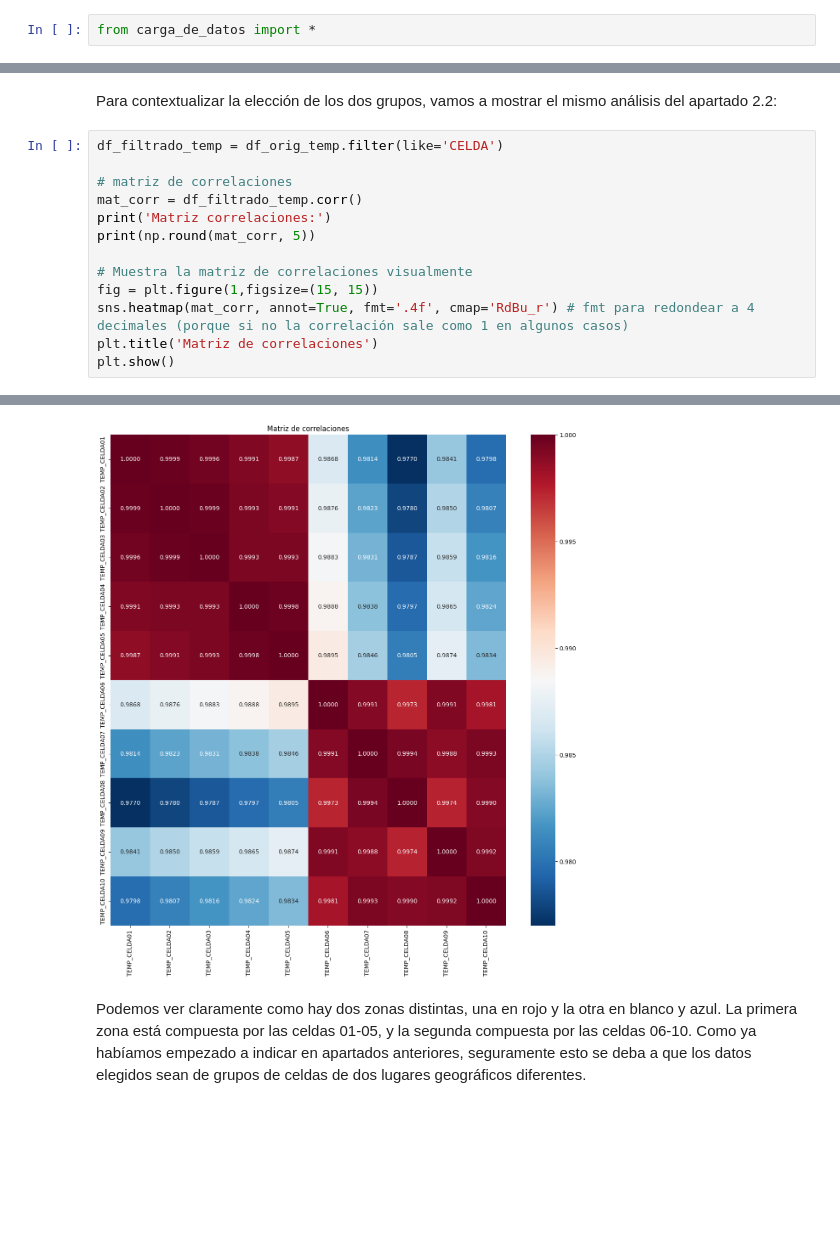
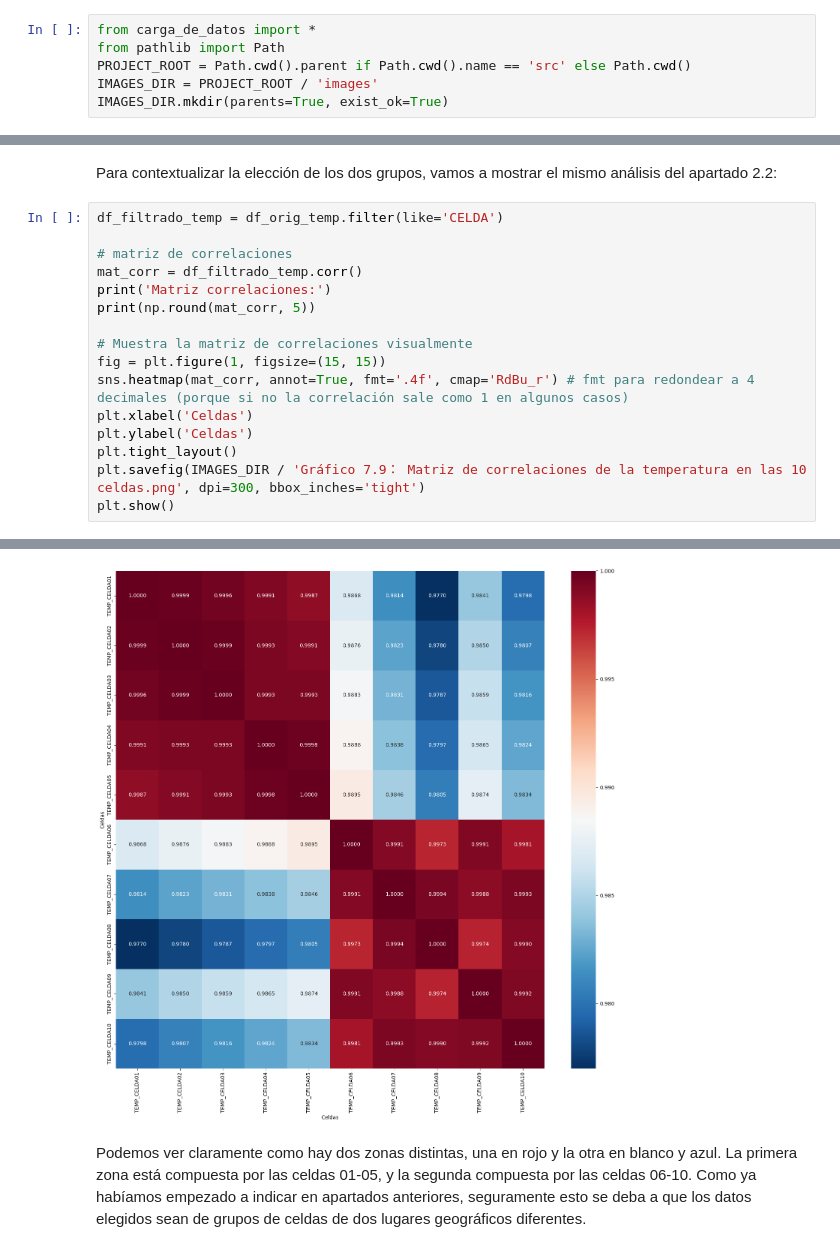
Before and after one commit to AlbertoRodvic/t1_estadistica_descriptiva, a Jupyter notebook: src/Apartado_4.ipynb, the cells around one changed output, grey strips where cells are left out. Drawn from its saved outputs; the diff is of its cells as text; blank space fills up the shorter version.

```diff
--- a/src/Apartado_4.ipynb
+++ b/src/Apartado_4.ipynb
@@ -6,3 +6,7 @@
 En esta sección se importan los datos y librerías necesarias para el análisis del Apartado 1.
 # %%
 from carga_de_datos import *
+from pathlib import Path
+PROJECT_ROOT = Path.cwd().parent if Path.cwd().name == 'src' else Path.cwd()
+IMAGES_DIR = PROJECT_ROOT / 'images'
+IMAGES_DIR.mkdir(parents=True, exist_ok=True)
@@ -31,35 +17,38 @@ Para contextualizar la elección de los dos grupos, vamos a mostrar el mismo an
 # %%
 df_filtrado_temp = df_orig_temp.filter(like='CELDA')
 
 # matriz de correlaciones
 mat_corr = df_filtrado_temp.corr()
 print('Matriz correlaciones:')
 print(np.round(mat_corr, 5))
 
 # Muestra la matriz de correlaciones visualmente
-fig = plt.figure(1,figsize=(15, 15))
+fig = plt.figure(1, figsize=(15, 15))
 sns.heatmap(mat_corr, annot=True, fmt='.4f', cmap='RdBu_r') # fmt para redondear a 4 decimales (porque si no la correlación sale como 1 en algunos casos)
-plt.title('Matriz de correlaciones')
+plt.xlabel('Celdas')
+plt.ylabel('Celdas')
+plt.tight_layout()
+plt.savefig(IMAGES_DIR / 'Gráfico 7.9： Matriz de correlaciones de la temperatura en las 10 celdas.png', dpi=300, bbox_inches='tight')
 plt.show()
 # %% [output]
 Matriz correlaciones:
               TEMP_CELDA01  TEMP_CELDA02  TEMP_CELDA03  TEMP_CELDA04  \
 TEMP_CELDA01       1.00000       0.99989       0.99956       0.99914
 TEMP_CELDA02       0.99989       1.00000       0.99988       0.99932
 TEMP_CELDA03       0.99956       0.99988       1.00000       0.99929
 TEMP_CELDA04       0.99914       0.99932       0.99929       1.00000
 TEMP_CELDA05       0.99868       0.99909       0.99933       0.99977
 TEMP_CELDA06       0.98676       0.98761       0.98828       0.98884
 TEMP_CELDA07       0.98137       0.98230       0.98305       0.98381
 TEMP_CELDA08       0.97699       0.97796       0.97874       0.97966
 TEMP_CELDA09       0.98409       0.98503       0.98589       0.98650
 TEMP_CELDA10       0.97975       0.98073       0.98158       0.98243
 ... (20 lines left out)
 TEMP_CELDA07       0.99881       0.99934
 TEMP_CELDA08       0.99736       0.99905
 TEMP_CELDA09       1.00000       0.99923
 TEMP_CELDA10       0.99923       1.00000
-[figure, old version]
+[figure, new version]
 # %% [markdown]
 Podemos ver claramente como hay dos zonas distintas, una en rojo y la otra en blanco y azul. La primera zona está compuesta por las celdas 01-05, y la segunda compuesta por las celdas 06-10. Como ya habíamos empezado a indicar en apartados anteriores, seguramente esto se deba a que los datos elegidos sean de grupos de celdas de dos lugares geográficos diferentes.
 # %% [markdown]
```
Also changed, not shown: parts of 5 cells of this notebook, 5 other files.
